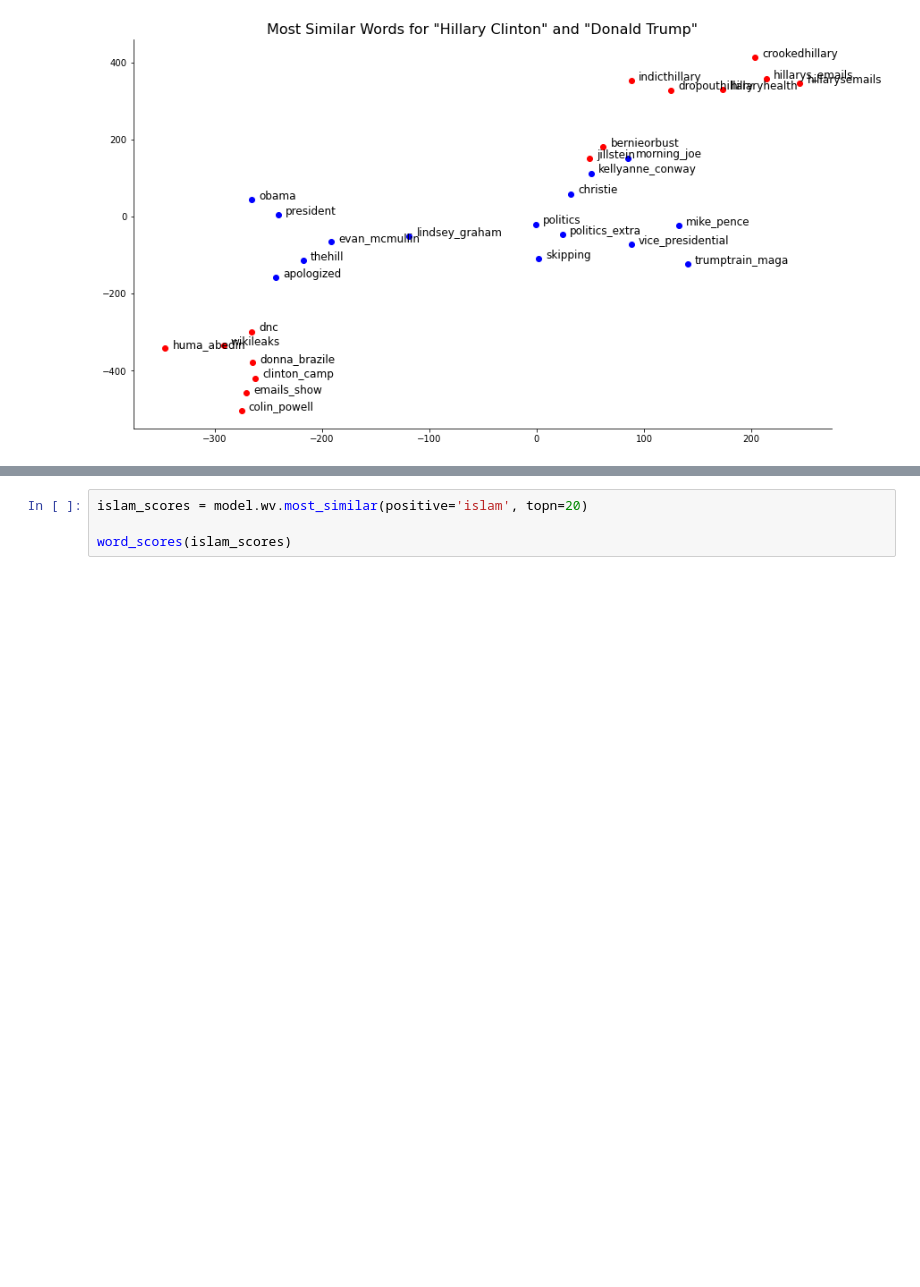
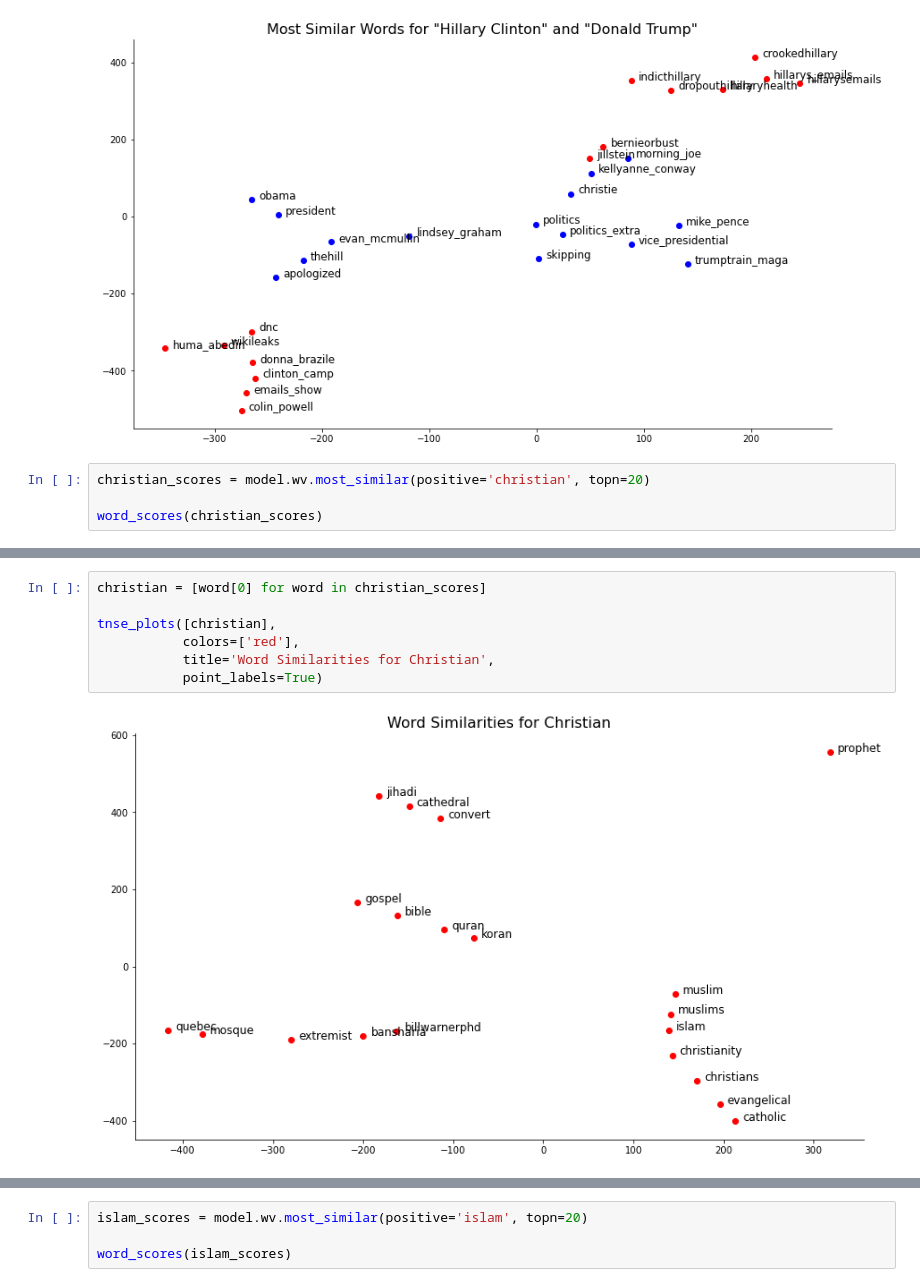
Before and after one commit to scrapfishies/russian-troll-tweets-nlp, a Jupyter notebook: modeling/w2v_modeling.ipynb, the cells around one changed output, grey strips where cells are left out. Saved outputs shown, nothing was run; the diff lists cells and outputs as text; blank space fills up the shorter version.

```diff
--- a/modeling/w2v_modeling.ipynb
+++ b/modeling/w2v_modeling.ipynb
@@ -244,3 +244,7 @@ tnse_plots([hc_words, dt_words],
            point_labels=True)
 # %% [output]
 [figure]
+# %%
+christian_scores = model.wv.most_similar(positive='christian', topn=20)
+
+word_scores(christian_scores)
@@ -246,0 +269,9 @@ tnse_plots([hc_words, dt_words],
+# %%
+christian = [word[0] for word in christian_scores]
+
+tnse_plots([christian],
+           colors=['red'],
+           title='Word Similarities for Christian',
+           point_labels=True)
+# %% [output]
+[figure, added]
```
Also changed, not shown: parts of 5 cells of this notebook, 2 other files.
